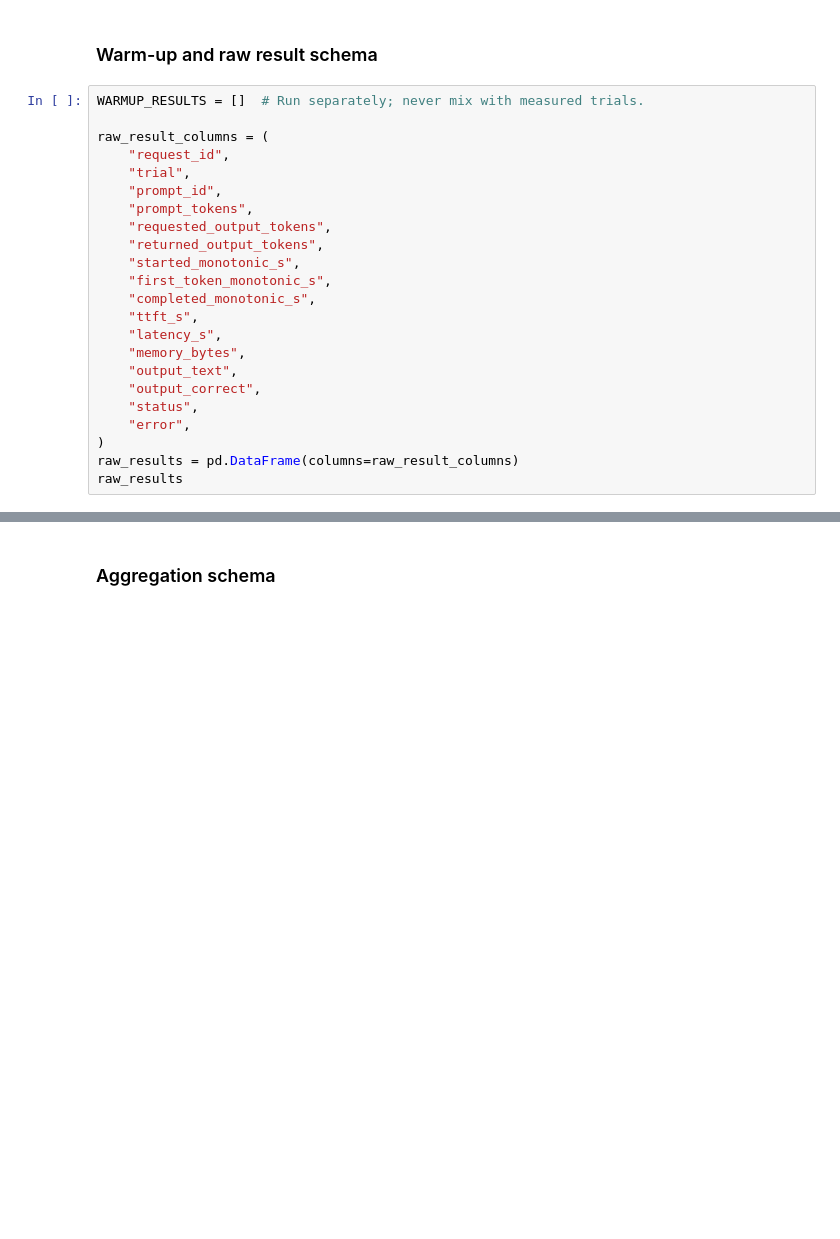
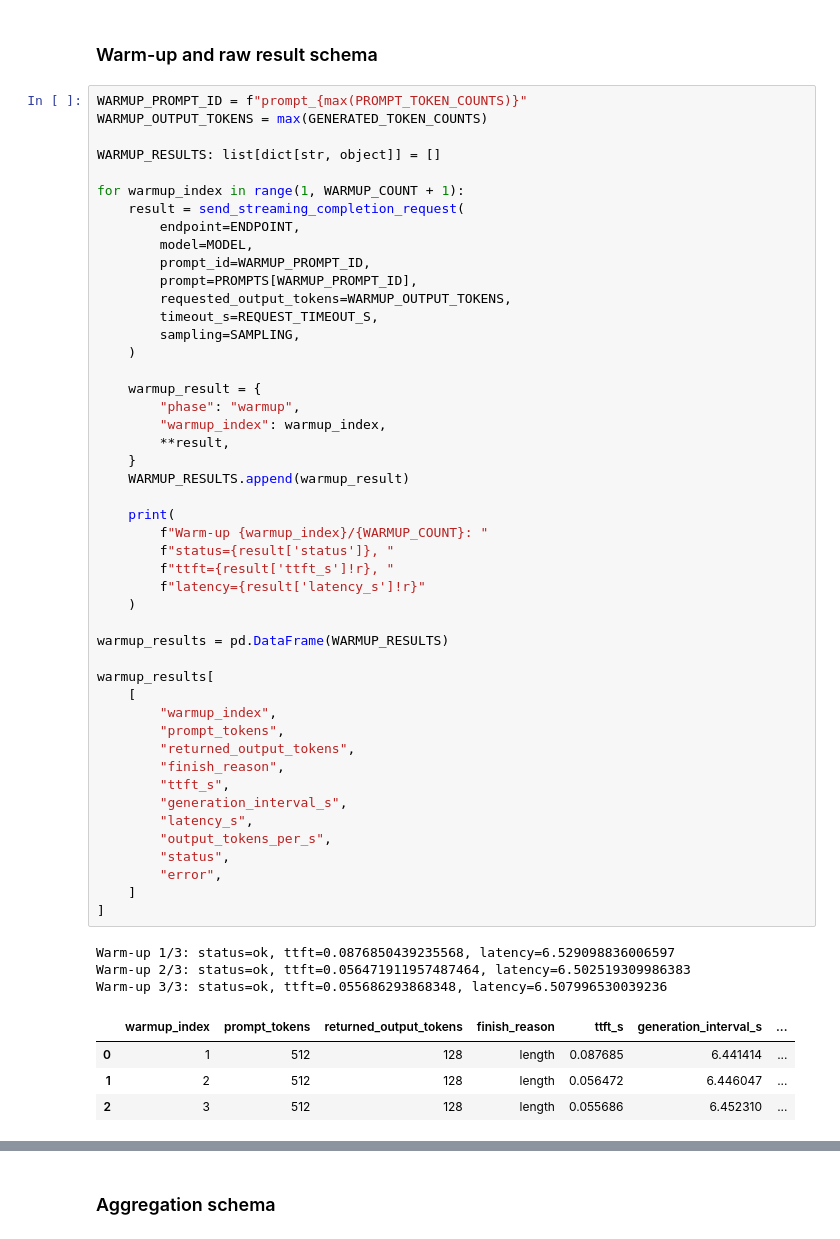
Before and after one commit to coert/dgx-spark-lab, a Jupyter notebook: experiments/01-distributed-inference/01-single-node-inference.ipynb, the cells around one changed output, grey strips where cells are left out. Saved outputs shown, nothing was run; the diff lists cells and outputs as text; blank space fills up the shorter version.

Commit message:
Add inference benchmark warm-up phase

```diff
--- a/experiments/01-distributed-inference/01-single-node-inference.ipynb
+++ b/experiments/01-distributed-inference/01-single-node-inference.ipynb
@@ -1656,25 +1656,57 @@ Cleanup helper defined. Do not run it until measurements are complete or the ser
 # %% [markdown]
 ### Warm-up and raw result schema
 # %%
-WARMUP_RESULTS = []  # Run separately; never mix with measured trials.
+WARMUP_PROMPT_ID = f"prompt_{max(PROMPT_TOKEN_COUNTS)}"
+WARMUP_OUTPUT_TOKENS = max(GENERATED_TOKEN_COUNTS)
 
-raw_result_columns = (
-    "request_id",
-    "trial",
-    "prompt_id",
-    "prompt_tokens",
-    "requested_output_tokens",
-    "returned_output_tokens",
-    "started_monotonic_s",
-    "first_token_monotonic_s",
-    "completed_monotonic_s",
-    "ttft_s",
-    "latency_s",
-    "memory_bytes",
-    "output_text",
-    "output_correct",
-    "status",
-    "error",
-)
-raw_results = pd.DataFrame(columns=raw_result_columns)
-raw_results
+WARMUP_RESULTS: list[dict[str, object]] = []
+
+for warmup_index in range(1, WARMUP_COUNT + 1):
+    result = send_streaming_completion_request(
+        endpoint=ENDPOINT,
+        model=MODEL,
+        prompt_id=WARMUP_PROMPT_ID,
+        prompt=PROMPTS[WARMUP_PROMPT_ID],
+        requested_output_tokens=WARMUP_OUTPUT_TOKENS,
+        timeout_s=REQUEST_TIMEOUT_S,
+        sampling=SAMPLING,
+    )
+
+    warmup_result = {
+        "phase": "warmup",
+        "warmup_index": warmup_index,
+        **result,
+    }
+    WARMUP_RESULTS.append(warmup_result)
+
+    print(
+        f"Warm-up {warmup_index}/{WARMUP_COUNT}: "
+        f"status={result['status']}, "
+        f"ttft={result['ttft_s']!r}, "
+        f"latency={result['latency_s']!r}"
+    )
+
+warmup_results = pd.DataFrame(WARMUP_RESULTS)
+
+warmup_results[
+    [
+        "warmup_index",
+        "prompt_tokens",
+        "returned_output_tokens",
+        "finish_reason",
+        "ttft_s",
+        "generation_interval_s",
+        "latency_s",
+        "output_tokens_per_s",
+        "status",
+        "error",
+    ]
+]
+# %% [output]
+Warm-up 1/3: status=ok, ttft=0.0876850439235568, latency=6.529098836006597
+Warm-up 2/3: status=ok, ttft=0.056471911957487464, latency=6.502519309986383
+Warm-up 3/3: status=ok, ttft=0.055686293868348, latency=6.507996530039236
+|  | warmup_index | prompt_tokens | returned_output_tokens | finish_reason | ttft_s | generation_interval_s | ... |
+| 0 | 1 | 512 | 128 | length | 0.087685 | 6.441414 | ... |
+| 1 | 2 | 512 | 128 | length | 0.056472 | 6.446047 | ... |
+| 2 | 3 | 512 | 128 | length | 0.055686 | 6.452310 | ... |
```
Also changed, not shown: parts of 2 cells of this notebook.
